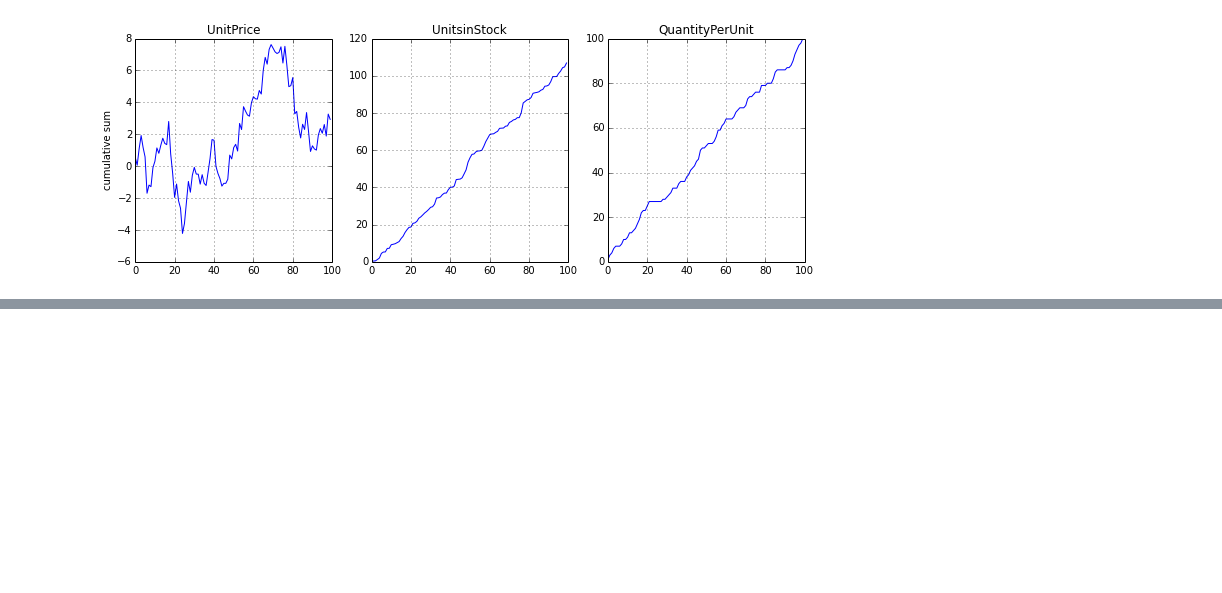
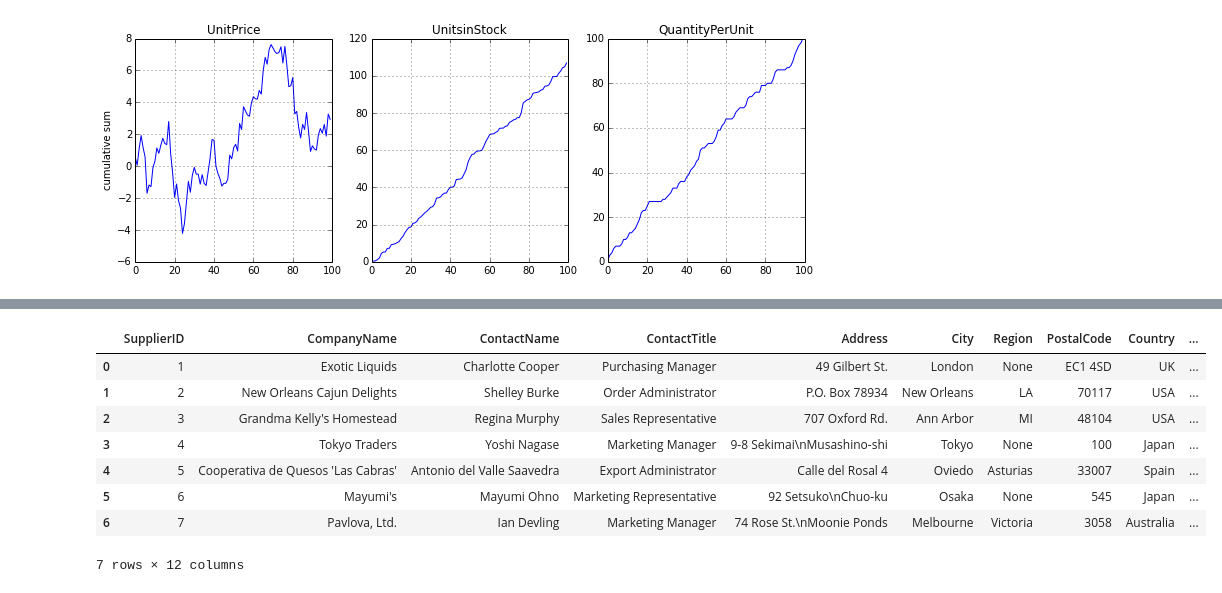
Before and after one commit to rtalyansky/Data-Analysis-Practice, a Jupyter notebook: Pandasql/Pandaspractice.ipynb, the cells around one changed output, grey strips where cells are left out. Cells and saved outputs as stored; diff of their text form; code cells hidden in the pictures; blank space fills up the shorter version.

```diff
--- a/Pandasql/Pandaspractice.ipynb
+++ b/Pandasql/Pandaspractice.ipynb
@@ -189,0 +180,14 @@ AttributeError: 'Series' object has no attribute 'UnitPrice'
+# %%
+con = sqlite3.connect("Northwind.db")
+b=pd.read_sql ("Select * from Suppliers", con)
+b
+# %% [output]
+|  | SupplierID | CompanyName | ContactName | ContactTitle | Address | City | Region | PostalCode | Country | ... |
+| 0 | 1 | Exotic Liquids | Charlotte Cooper | Purchasing Manager | 49 Gilbert St. | London | None | EC1 4SD | UK | ... |
+| 1 | 2 | New Orleans Cajun Delights | Shelley Burke | Order Administrator | P.O. Box 78934 | New Orleans | LA | 70117 | USA | ... |
+| 2 | 3 | Grandma Kelly's Homestead | Regina Murphy | Sales Representative | 707 Oxford Rd. | Ann Arbor | MI | 48104 | USA | ... |
+| 3 | 4 | Tokyo Traders | Yoshi Nagase | Marketing Manager | 9-8 Sekimai\nMusashino-shi | Tokyo | None | 100 | Japan | ... |
+| 4 | 5 | Cooperativa de Quesos 'Las Cabras' | Antonio del Valle Saavedra | Export Administrator | Calle del Rosal 4 | Oviedo | Asturias | 33007 | Spain | ... |
+| 5 | 6 | Mayumi's | Mayumi Ohno | Marketing Representative | 92 Setsuko\nChuo-ku | Osaka | None | 545 | Japan | ... |
+| 6 | 7 | Pavlova, Ltd. | Ian Devling | Marketing Manager | 74 Rose St.\nMoonie Ponds | Melbourne | Victoria | 3058 | Australia | ... |
+7 rows × 12 columns
```
Also changed, not shown: parts of 8 cells of this notebook.
